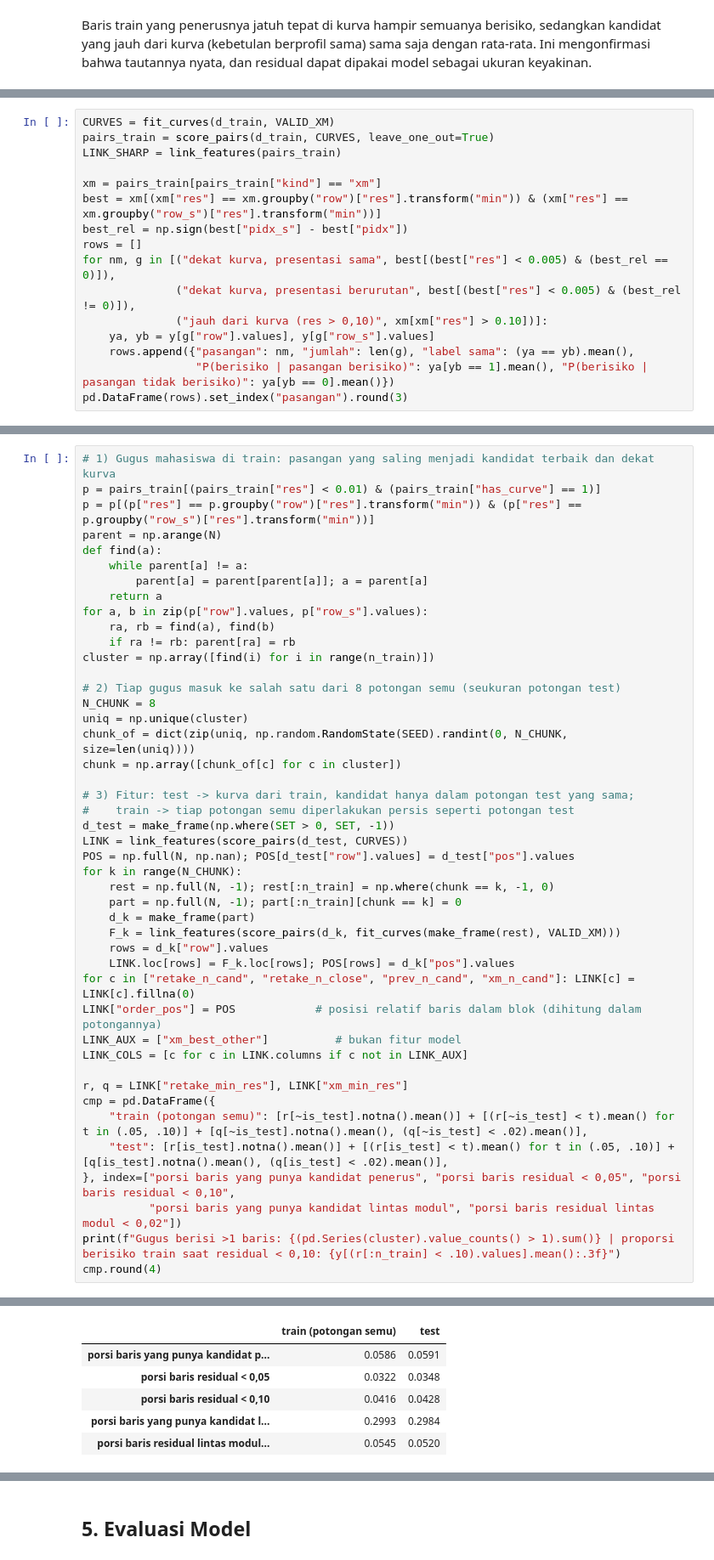
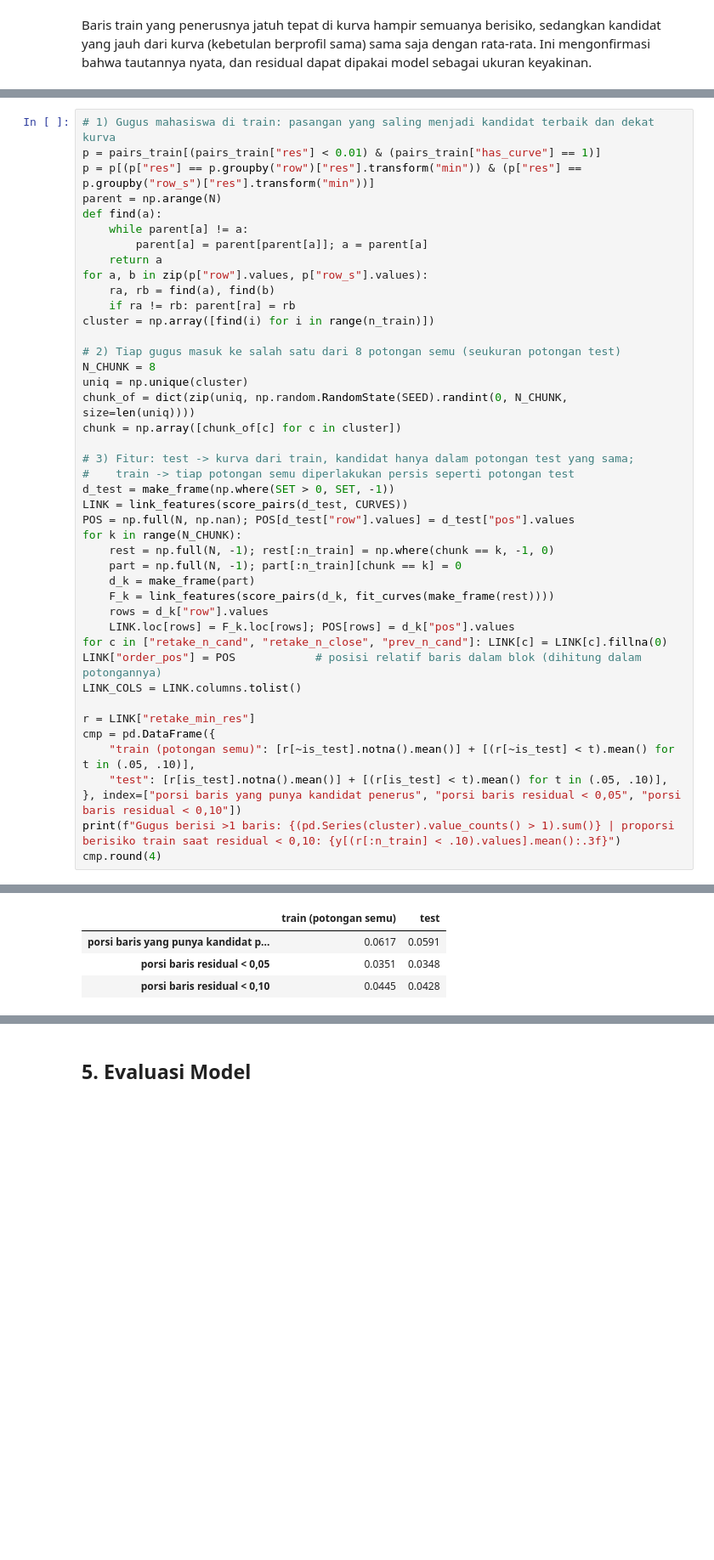
Before and after one commit to zhhraid/dscobinus, a Jupyter notebook: notebooks/99_final_submission.ipynb, the cells around one changed output, grey strips where cells are left out. Shown at 85% size. Saved outputs shown, nothing was run; the diff lists cells and outputs as text; blank space fills up the shorter version.

```diff
--- a/notebooks/99_final_submission.ipynb
+++ b/notebooks/99_final_submission.ipynb
@@ -663,16 +587,0 @@ Hampir semua pasangan blok yang lolos melibatkan modul `M03` (dengan `M04`, `M05
-# %%
-CURVES = fit_curves(d_train, VALID_XM)
-pairs_train = score_pairs(d_train, CURVES, leave_one_out=True)
-LINK_SHARP = link_features(pairs_train)
-
-xm = pairs_train[pairs_train["kind"] == "xm"]
-best = xm[(xm["res"] == xm.groupby("row")["res"].transform("min")) & (xm["res"] == xm.groupby("row_s")["res"].transform("min"))]
-best_rel = np.sign(best["pidx_s"] - best["pidx"])
-rows = []
-for nm, g in [("dekat kurva, presentasi sama", best[(best["res"] < 0.005) & (best_rel == 0)]),
-              ("dekat kurva, presentasi berurutan", best[(best["res"] < 0.005) & (best_rel != 0)]),
-              ("jauh dari kurva (res > 0,10)", xm[xm["res"] > 0.10])]:
-    ya, yb = y[g["row"].values], y[g["row_s"].values]
-    rows.append({"pasangan": nm, "jumlah": len(g), "label sama": (ya == yb).mean(),
-                 "P(berisiko | pasangan berisiko)": ya[yb == 1].mean(), "P(berisiko | pasangan tidak berisiko)": ya[yb == 0].mean()})
-pd.DataFrame(rows).set_index("pasangan").round(3)
@@ -723,20 +624,18 @@ for k in range(N_CHUNK):
     rest = np.full(N, -1); rest[:n_train] = np.where(chunk == k, -1, 0)
     part = np.full(N, -1); part[:n_train][chunk == k] = 0
     d_k = make_frame(part)
-    F_k = link_features(score_pairs(d_k, fit_curves(make_frame(rest), VALID_XM)))
+    F_k = link_features(score_pairs(d_k, fit_curves(make_frame(rest))))
     rows = d_k["row"].values
     LINK.loc[rows] = F_k.loc[rows]; POS[rows] = d_k["pos"].values
-for c in ["retake_n_cand", "retake_n_close", "prev_n_cand", "xm_n_cand"]: LINK[c] = LINK[c].fillna(0)
+for c in ["retake_n_cand", "retake_n_close", "prev_n_cand"]: LINK[c] = LINK[c].fillna(0)
 LINK["order_pos"] = POS            # posisi relatif baris dalam blok (dihitung dalam potongannya)
-LINK_AUX = ["xm_best_other"]          # bukan fitur model
-LINK_COLS = [c for c in LINK.columns if c not in LINK_AUX]
+LINK_COLS = LINK.columns.tolist()
 
-r, q = LINK["retake_min_res"], LINK["xm_min_res"]
+r = LINK["retake_min_res"]
 cmp = pd.DataFrame({
-    "train (potongan semu)": [r[~is_test].notna().mean()] + [(r[~is_test] < t).mean() for t in (.05, .10)] + [q[~is_test].notna().mean(), (q[~is_test] < .02).mean()],
-    "test": [r[is_test].notna().mean()] + [(r[is_test] < t).mean() for t in (.05, .10)] + [q[is_test].notna().mean(), (q[is_test] < .02).mean()],
-}, index=["porsi baris yang punya kandidat penerus", "porsi baris residual < 0,05", "porsi baris residual < 0,10",
-          "porsi baris yang punya kandidat lintas modul", "porsi baris residual lintas modul < 0,02"])
+    "train (potongan semu)": [r[~is_test].notna().mean()] + [(r[~is_test] < t).mean() for t in (.05, .10)],
+    "test": [r[is_test].notna().mean()] + [(r[is_test] < t).mean() for t in (.05, .10)],
+}, index=["porsi baris yang punya kandidat penerus", "porsi baris residual < 0,05", "porsi baris residual < 0,10"])
 print(f"Gugus berisi >1 baris: {(pd.Series(cluster).value_counts() > 1).sum()} | proporsi berisiko train saat residual < 0,10: {y[(r[:n_train] < .10).values].mean():.3f}")
 cmp.round(4)
 # %% [output]
@@ -744,7 +643,5 @@ Gugus berisi >1 baris: 2533 | proporsi berisiko train saat residual < 0,10: 0.83
 |  | train (potongan semu) | test |
-| porsi baris yang punya kandidat p... | 0.0586 | 0.0591 |
-| porsi baris residual < 0,05 | 0.0322 | 0.0348 |
-| porsi baris residual < 0,10 | 0.0416 | 0.0428 |
-| porsi baris yang punya kandidat l... | 0.2993 | 0.2984 |
-| porsi baris residual lintas modul... | 0.0545 | 0.0520 |
+| porsi baris yang punya kandidat p... | 0.0617 | 0.0591 |
+| porsi baris residual < 0,05 | 0.0351 | 0.0348 |
+| porsi baris residual < 0,10 | 0.0445 | 0.0428 |
 # %% [markdown]
```
Also changed, not shown: parts of 27 cells of this notebook, 4 other files.
